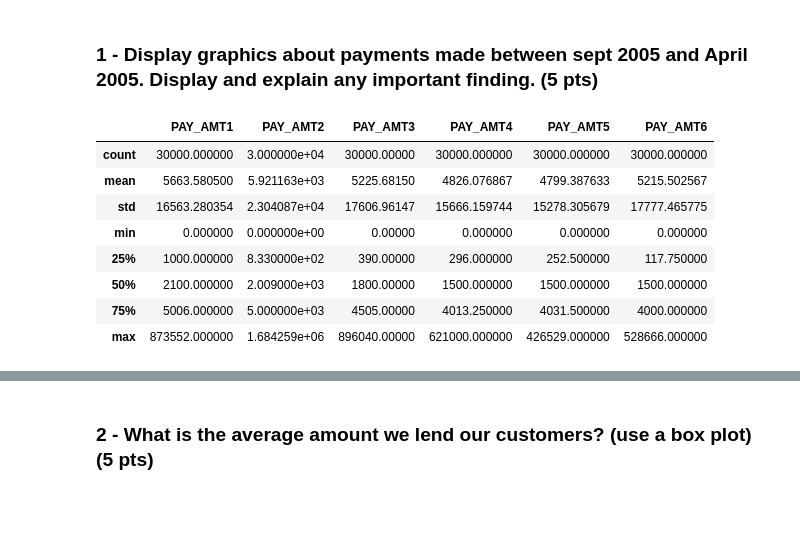
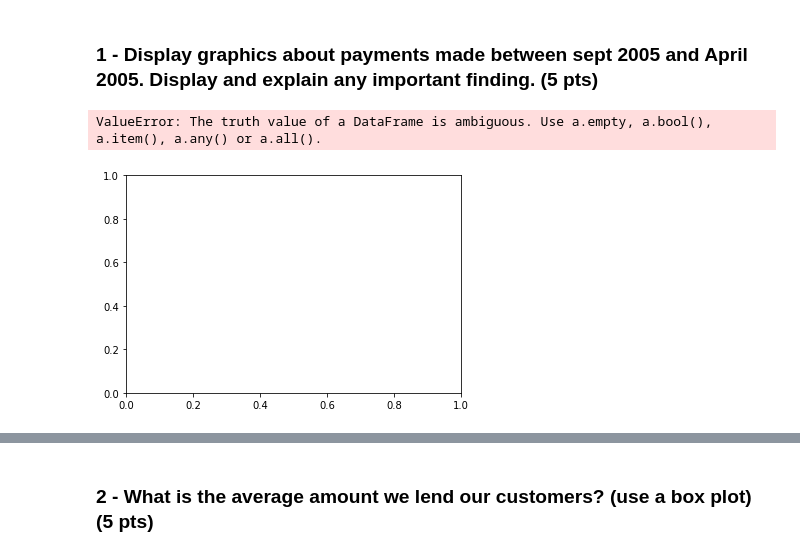
Before and after one commit to AleMadLei/machine-learning-project, a Jupyter notebook: Machine Learning Project.ipynb, the cells around one changed output, grey strips where cells are left out. Saved outputs shown, nothing was run; the diff lists cells and outputs as text; code cells hidden in the pictures; blank space fills up the shorter version.

```diff
--- a/Machine Learning Project.ipynb
+++ b/Machine Learning Project.ipynb
@@ -56,15 +67,10 @@ data = data.astype('int32')
 ## Descriptive Statistics (use charts, graphics and tables as needed)
 # %% [markdown]
 ### 1 - Display graphics about payments made between sept 2005 and April 2005. Display and explain any important finding. (5 pts)
-# %%
-data[['PAY_AMT1', 'PAY_AMT2', 'PAY_AMT3', 'PAY_AMT4', 'PAY_AMT5', 'PAY_AMT6']].describe()
-# %% [output]
-|  | PAY_AMT1 | PAY_AMT2 | PAY_AMT3 | PAY_AMT4 | PAY_AMT5 | PAY_AMT6 |
-| count | 30000.000000 | 3.000000e+04 | 30000.00000 | 30000.000000 | 30000.000000 | 30000.000000 |
-| mean | 5663.580500 | 5.921163e+03 | 5225.68150 | 4826.076867 | 4799.387633 | 5215.502567 |
-| std | 16563.280354 | 2.304087e+04 | 17606.96147 | 15666.159744 | 15278.305679 | 17777.465775 |
-| min | 0.000000 | 0.000000e+00 | 0.00000 | 0.000000 | 0.000000 | 0.000000 |
-| 25% | 1000.000000 | 8.330000e+02 | 390.00000 | 296.000000 | 252.500000 | 117.750000 |
-| 50% | 2100.000000 | 2.009000e+03 | 1800.00000 | 1500.000000 | 1500.000000 | 1500.000000 |
-| 75% | 5006.000000 | 5.000000e+03 | 4505.00000 | 4013.250000 | 4031.500000 | 4000.000000 |
-| max | 873552.000000 | 1.684259e+06 | 896040.00000 | 621000.000000 | 426529.000000 | 528666.000000 |
+# %%
+# General comparison between the billing statement and the payment in general.
+for i in range(1, 7):
+    plt.hist(data[['EDUCATION', 'PAY_AMT' + str(i), 'BILL_AMT' + str(i)]].groupby('EDUCATION'))
+# %% [output]
+ValueError: The truth value of a DataFrame is ambiguous. Use a.empty, a.bool(), a.item(), a.any() or a.all().
+[figure, added]
```
Also changed, not shown: parts of 4 cells of this notebook.
